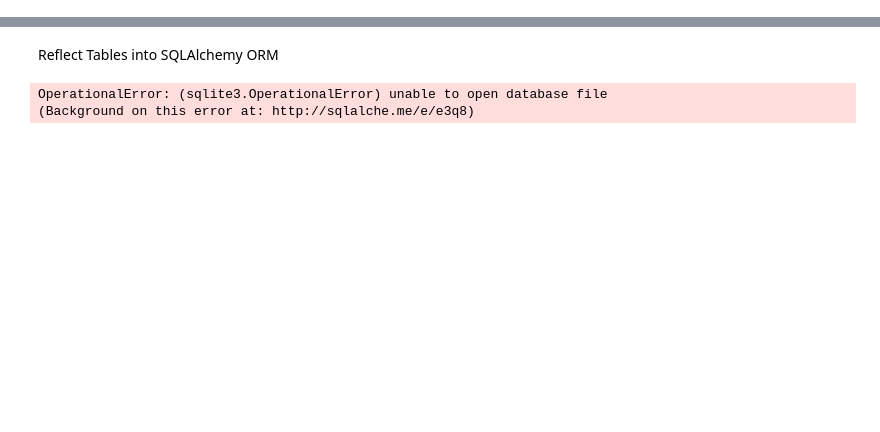
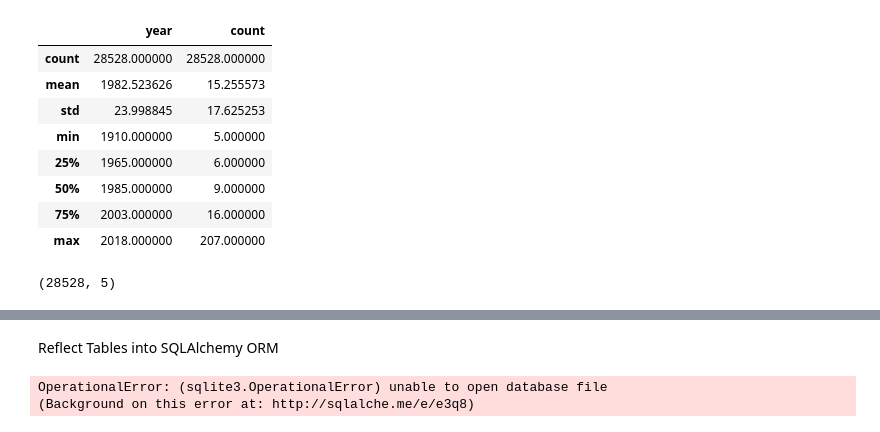
Before and after one commit to BrittLHeth/Project_2_Names, a Jupyter notebook: names.ipynb, the cells around one changed output, grey strips where cells are left out. Drawn from its saved outputs; the diff is of its cells as text; code cells hidden in the pictures; blank space fills up the shorter version.

```diff
--- a/names.ipynb
+++ b/names.ipynb
@@ -4,0 +75,16 @@ import datetime as dt
+# %%
+ak_names_df.describe()
+# %% [output]
+|  | year | count |
+| count | 28528.000000 | 28528.000000 |
+| mean | 1982.523626 | 15.255573 |
+| std | 23.998845 | 17.625253 |
+| min | 1910.000000 | 5.000000 |
+| 25% | 1965.000000 | 6.000000 |
+| 50% | 1985.000000 | 9.000000 |
+| 75% | 2003.000000 | 16.000000 |
+| max | 2018.000000 | 207.000000 |
+# %%
+ak_names_df.shape
+# %% [output]
+(28528, 5)
```
Also changed, not shown: parts of 11 cells of this notebook.
